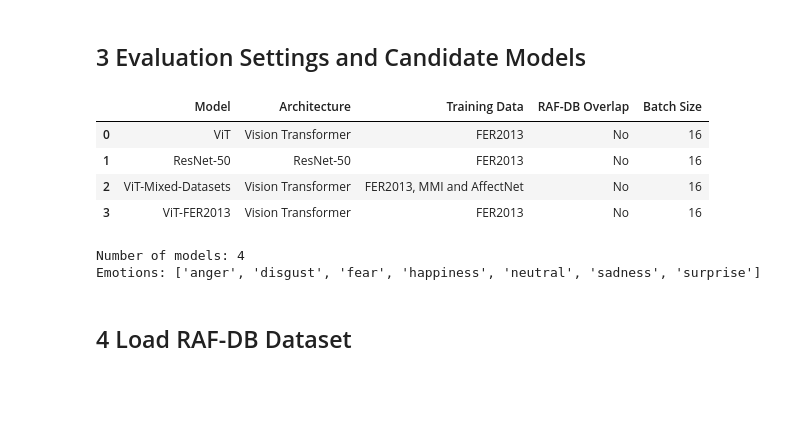
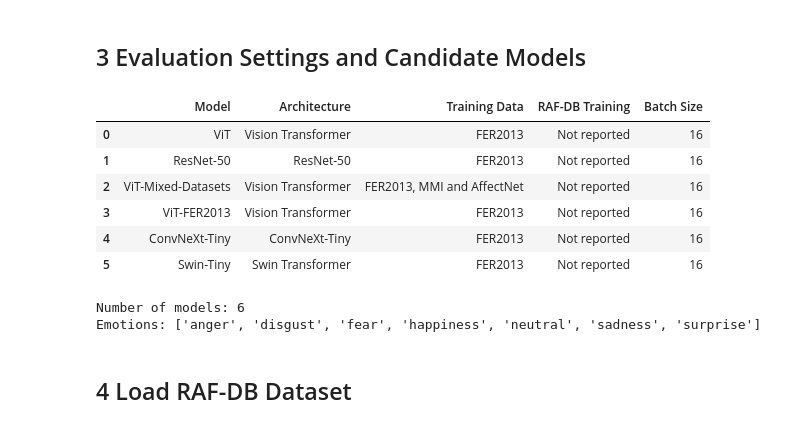
Before and after one commit to SubathraSIM/CM3020_Final_Year_Project, a Jupyter notebook: notebooks/model_experiments/vision_models.ipynb, the cells around one changed output. Cells and saved outputs as stored; diff of their text form; code cells hidden in the pictures; blank space fills up the shorter version.

```diff
--- a/notebooks/model_experiments/vision_models.ipynb
+++ b/notebooks/model_experiments/vision_models.ipynb
@@ -113,35 +116,58 @@ models = {
         "architecture": "Vision Transformer",
         "training_data": "FER2013",
         "batch_size": 16
+    },
+
+    "ConvNeXt-Tiny": {
+        "model_id": (
+            "Aaryan333/"
+            "convnext-tiny-finetuned-fer2013"
+        ),
+        "architecture": "ConvNeXt-Tiny",
+        "training_data": "FER2013",
+        "batch_size": 16
+    },
+
+    "Swin-Tiny": {
+        "model_id": (
+            "Ram9999Pabb/"
+            "emotion-swin-model"
+        ),
+        "architecture": "Swin Transformer",
+        "training_data": "FER2013",
+        "batch_size": 16,
+        "loader": "swin_custom"
     }
 }
 # %%
 model_information = []
 
 for model_name, details in models.items():
     model_information.append({
         "Model": model_name,
         "Architecture": details["architecture"],
         "Training Data": details["training_data"],
-        "RAF-DB Overlap": "No",
+        "RAF-DB Training": "Not reported",
         "Batch Size": details["batch_size"]
     })
 
 model_information_df = pd.DataFrame(
     model_information
 )
 
 display(model_information_df)
 
 print("Number of models:", len(models))
 print("Emotions:", vision_emotions)
 # %% [output]
-|  | Model | Architecture | Training Data | RAF-DB Overlap | Batch Size |
-| 0 | ViT | Vision Transformer | FER2013 | No | 16 |
-| 1 | ResNet-50 | ResNet-50 | FER2013 | No | 16 |
-| 2 | ViT-Mixed-Datasets | Vision Transformer | FER2013, MMI and AffectNet | No | 16 |
-| 3 | ViT-FER2013 | Vision Transformer | FER2013 | No | 16 |
+|  | Model | Architecture | Training Data | RAF-DB Training | Batch Size |
+| 0 | ViT | Vision Transformer | FER2013 | Not reported | 16 |
+| 1 | ResNet-50 | ResNet-50 | FER2013 | Not reported | 16 |
+| 2 | ViT-Mixed-Datasets | Vision Transformer | FER2013, MMI and AffectNet | Not reported | 16 |
+| 3 | ViT-FER2013 | Vision Transformer | FER2013 | Not reported | 16 |
+| 4 | ConvNeXt-Tiny | ConvNeXt-Tiny | FER2013 | Not reported | 16 |
+| 5 | Swin-Tiny | Swin Transformer | FER2013 | Not reported | 16 |
-Number of models: 4
+Number of models: 6
 Emotions: ['anger', 'disgust', 'fear', 'happiness', 'neutral', 'sadness', 'surprise']
 # %% [markdown]
 ## 4 Load RAF-DB Dataset
```
Also changed, not shown: parts of 10 cells of this notebook, 3 other files.
